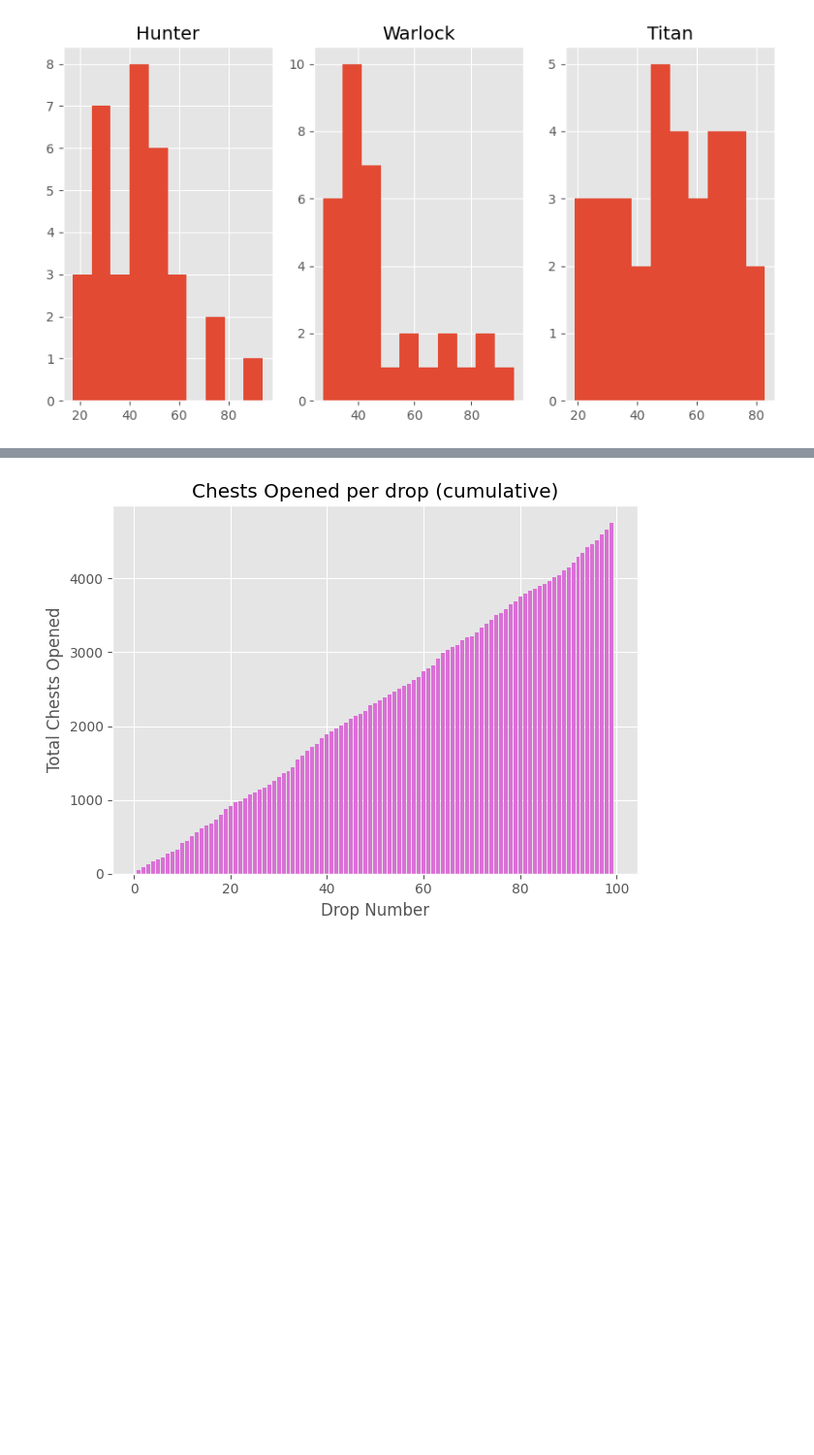
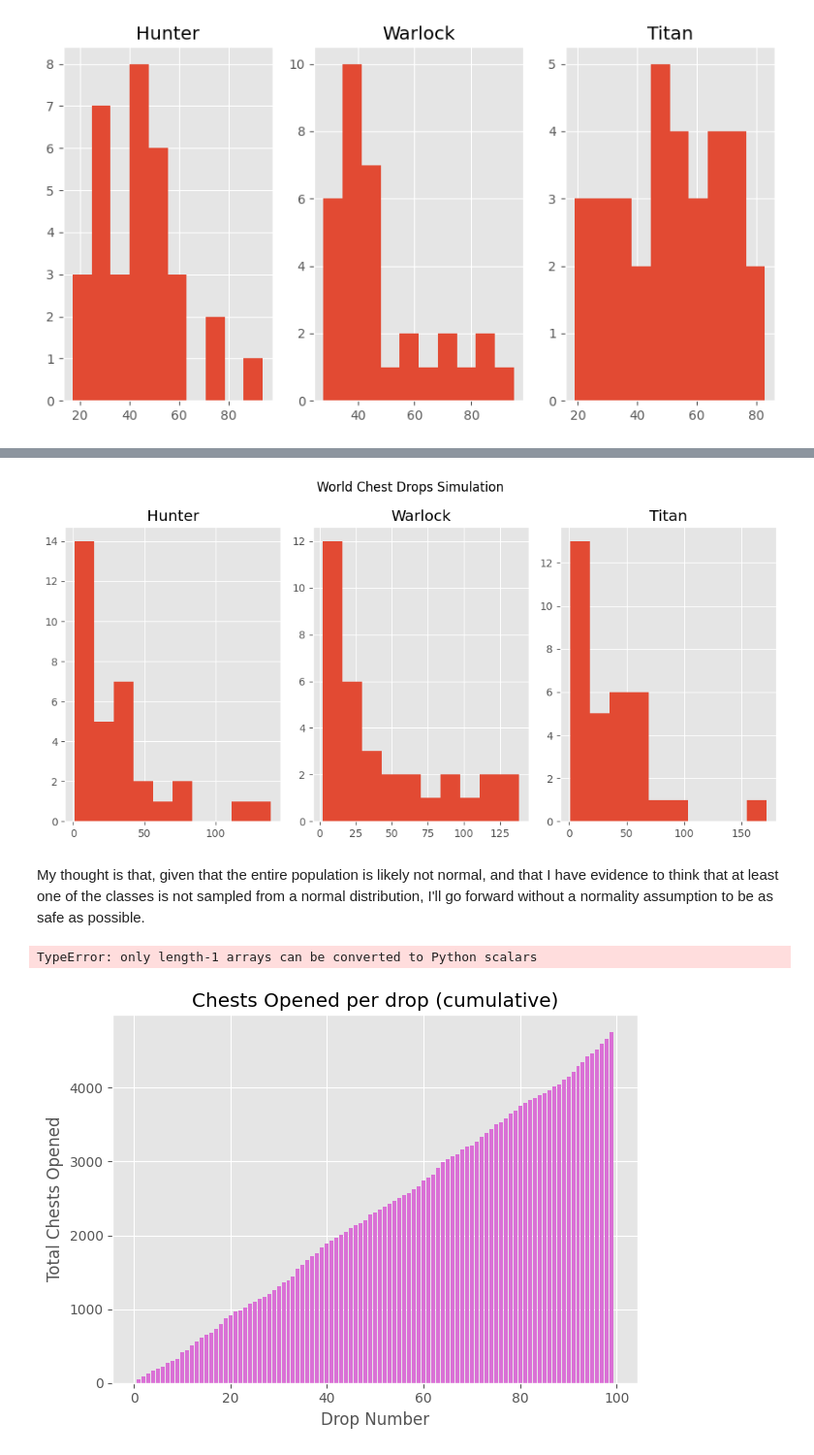
Before and after one commit to finnleyautumn/exotic_class_item_farm, a Jupyter notebook: d2_exotic_farm.ipynb, the cells around one changed output, grey strips where cells are left out. Shown: that part at 97% size. Cells and saved outputs as stored; diff of their text form; code cells hidden in the pictures; blank space fills up the shorter version.

```diff
--- a/d2_exotic_farm.ipynb
+++ b/d2_exotic_farm.ipynb
@@ -296,3 +300,12 @@ for pc in world_chests.player_class.unique():
 plt.show()
 # %% [output]
 [figure]
+# %%
+# check normality across classes
+for pc in world_chests.player_class.unique():
+    temp = world_chests[world_chests.player_class == pc]
+
+    print(pc.title())
+    print(f"P-value: {round(normaltest(temp.opened_since_previous_drop)[1],4)}")
+    print(f"Significant: {round(normaltest(temp.opened_since_previous_drop)[1],4) <= 0.05}")
+    print("\n")
@@ -299,3 +330,28 @@ plt.show()
+# %%
+np.random.seed(42)
+fig,ax=plt.subplots(1,3, figsize=(10,5), tight_layout=True)
+for pc in world_chests.player_class.unique():
+    samples = list(np.random.geometric(p=0.025, size = 33))
+
+    ind = list(world_chests.player_class.unique()).index(pc)
+
+    ax[ind].hist(samples)
+    ax[ind].set_title(pc.title())
+
+fig.suptitle("World Chest Drops Simulation")
+
+plt.savefig("outputs/opened_since_prev_sims.png")
+plt.show()
+# %% [output]
+[figure, added]
+# %% [markdown]
+
+
+My thought is that, given that the entire population is likely not normal, and that I have evidence to think that at least one of the classes is not sampled from a normal distribution, I'll go forward without a normality assumption to be as safe as possible.
+# %%
+list(int(np.random.geometric(p=0.025, size=10)))
+# %% [output]
+TypeError: only length-1 arrays can be converted to Python scalars
 # %%
 fig,ax = plt.subplots(1,1, tight_layout=True)
 ax.bar(world_chests.drop_no, world_chests.total_chests, color = 'orchid')
```
Also changed, not shown: parts of 11 cells of this notebook, 3 other files.
